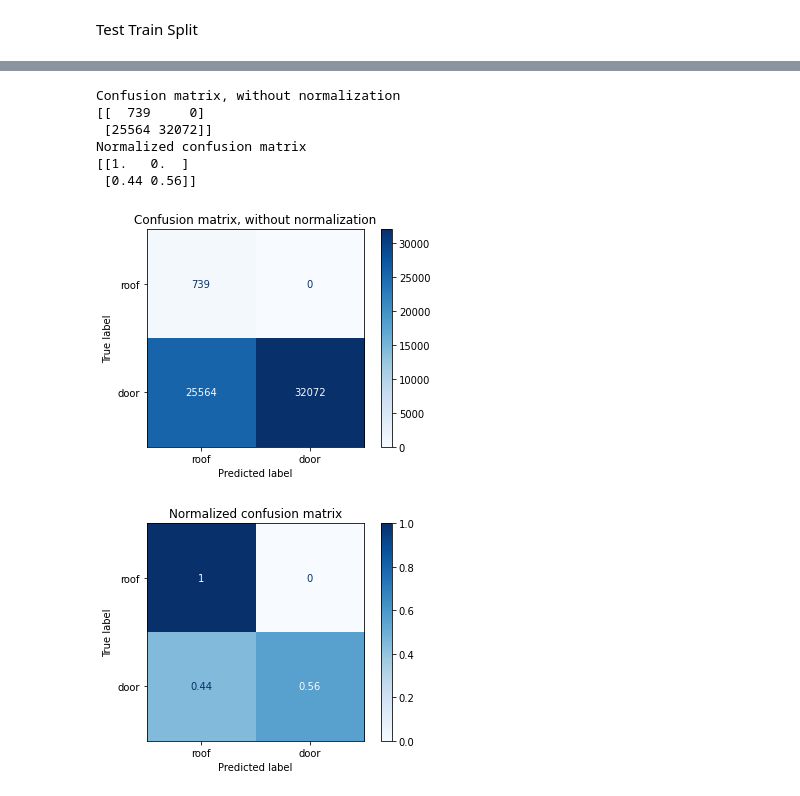
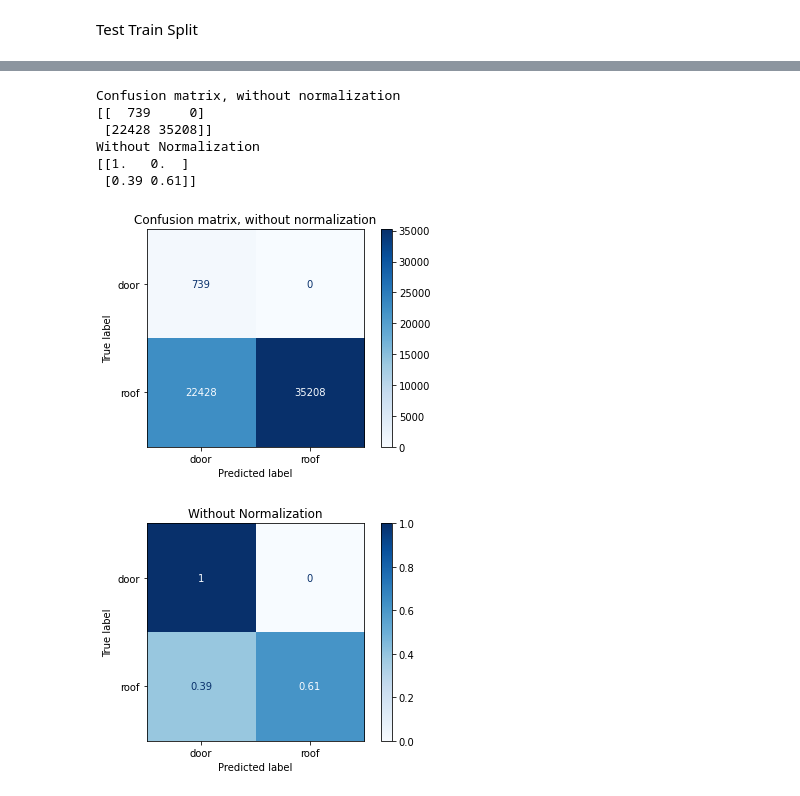
Before and after one commit to meishinlee/Building-Feature-Classification, a Jupyter notebook: Roof vs Door/Logistic Final.ipynb, the cells around one changed output, grey strips where cells are left out. Drawn from its saved outputs; the diff is of its cells as text; code cells hidden in the pictures.

Commit message:
normalization and scaling

```diff
--- a/Roof vs Door/Logistic Final.ipynb
+++ b/Roof vs Door/Logistic Final.ipynb
@@ -12,7 +12,7 @@ import matplotlib.pyplot as plt
 Up/Down Sampling
 # %%
 #Reading CSV File, Building_01, which is actually building_0000
-df = pd.read_csv('building_117_roof_01_door01_modified.csv', sep = '\t').drop("R",axis=1).drop("G",axis=1).drop("B",axis=1).drop("Point_Source_ID",axis=1)#, header=0, names = ['X','Y','Z','Scan_Angle_Rank','Flightline_Edge','Scan_Direction','Number_of_Returns','Return_Number','Time','Intensity','Classification','Type'])
+df = pd.read_csv('building_117_roof_01_door01_modified.csv').drop("R",axis=1).drop("G",axis=1).drop("B",axis=1).drop("Point_Source_ID",axis=1)
 #df = pd.read_csv('building_117_roof_01_door01_modified.csv').drop("R",axis=1).drop("G",axis=1).drop("B",axis=1).drop("Point_Source_ID",axis=1)
 #df1 = df.dropna()
 #df2 = df1.values
@@ -223,0 +248,25 @@ Fscore: 0.9860898267122481
+# %%
+#Added regularization
+cVals = [0.001, 0.01, 0.1, 1, 10, 100]
+acc_train_ridge = []
+acc_test_ridge = []
+fscore_test_ridge = []
+for c in cVals:
+    # Creating Logistic Regression model object with 'l2' regularization
+    logreg_l2 = linear_model.LogisticRegression(C = c)
+
+    # Fitting model on training set
+    logreg_l2.fit(x_train,y_train)
+
+    # Finding prediction on training set
+    yhat_train_l2 = logreg_l2.predict(x1)
+
+    # Finding training accuracy
+    acc_train_l2 = accuracy_score(y1, yhat_train_l2)
+    acc_train_ridge.append(acc_train_l2)
+    print("Accuracy on train data with ridge (Other building)= %f" % acc_train_l2)
+
+    yhat_test_l2 = logreg_l2.predict(x_test)
+    acc_test_l2 = accuracy_score(y_test, yhat_test_l2)
+    print("Accuracy on train data with ridge = %f" % acc_test_l2)
+    acc_test_ridge.append(acc_test_l2)
@@ -224,32 +286,32 @@ Fscore: 0.9860898267122481
 # %%
 #confusion matrices
 np.set_printoptions(precision=2)
-class_names = ['roof','door']
-classifier = linear_model.LogisticRegression(C=0.01).fit(x_train,y_train)
+class_names = ['door','roof']
+classifier = linear_model.LogisticRegression(C=1).fit(x_train,y_train)
 
 # Plot non-normalized confusion matrix
 titles_options = [("Confusion matrix, without normalization", None),
-                  ("Normalized confusion matrix", 'true')]
+                  ("Without Normalization", 'true')]
 for title, normalize in titles_options:
     disp = plot_confusion_matrix(classifier, x1, y1,
                                  display_labels=class_names,
                                  cmap=plt.cm.Blues,
                                  normalize=normalize)
     disp.ax_.set_title(title)
 
     print(title)
     print(disp.confusion_matrix)
 
 plt.show()
 # %% [output]
 Confusion matrix, without normalization
 [[  739     0]
- [25564 32072]]
-Normalized confusion matrix
+ [22428 35208]]
+Without Normalization
 [[1.   0.  ]
- [0.44 0.56]]
+ [0.39 0.61]]
-[figure, old version]
+[figure, new version]
-[figure, old version]
+[figure, new version]
 # %% [markdown]
 <a style='text-decoration:none;line-height:16px;display:flex;color:#5B5B62;padding:10px;justify-content:end;' href='https://deepnote.com?utm_source=created-in-deepnote-cell&projectId=22ec9222-3a33-4967-8b6b-eec8dcc0f029' target="_blank">
 <img alt='Created in deepnote.com' style='display:inline;max-height:16px;margin:0px;margin-right:7.5px;' src='embedded-picture-1' > </img>
```
Also changed, not shown: parts of 7 cells of this notebook, 1 other file.
